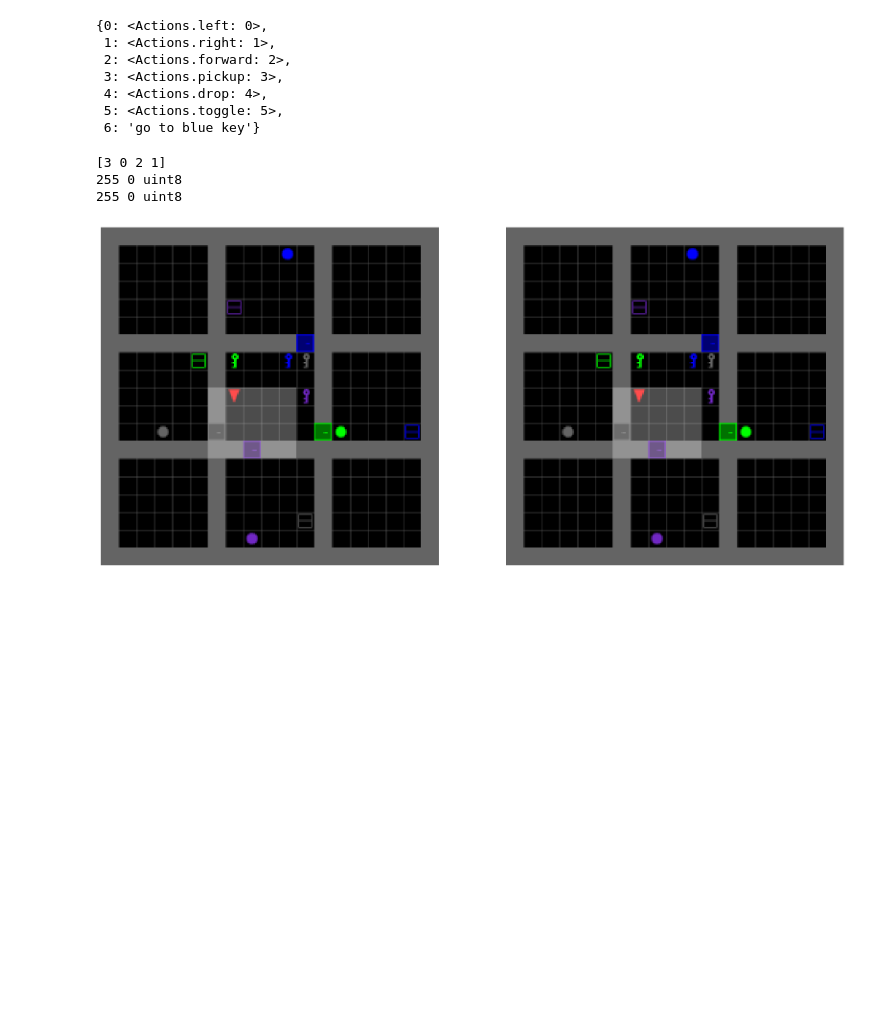
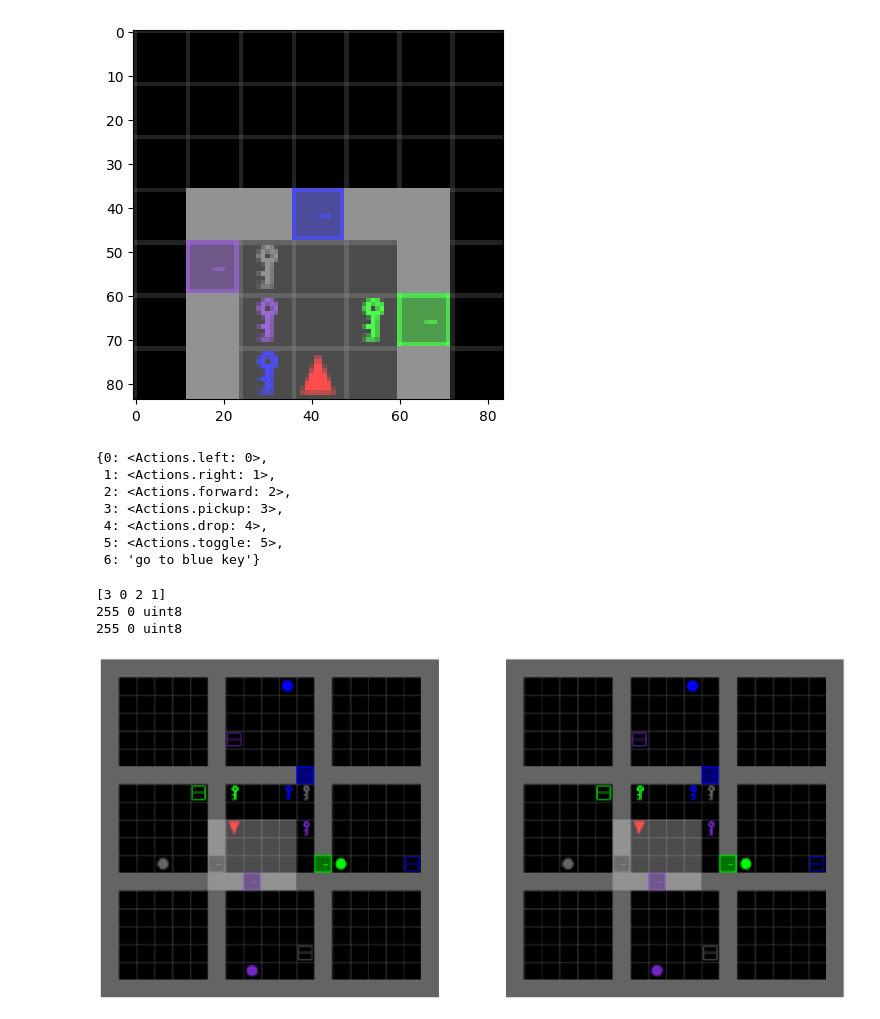
Before and after one commit to susannahsu/neurorl, a Jupyter notebook: envs/env-test.ipynb, the cells around one changed output. Cells and saved outputs as stored; diff of their text form; code cells hidden in the pictures; blank space fills up the shorter version.

```diff
--- a/envs/env-test.ipynb
+++ b/envs/env-test.ipynb
@@ -114,3 +146,8 @@ done
+# %%
+plt.imshow(image)
+plt.show()
+# %% [output]
+[figure, added]
 # %%
 info['actions']
 # %% [output]
```
Also changed, not shown: parts of 4 cells of this notebook, 3 other files.
